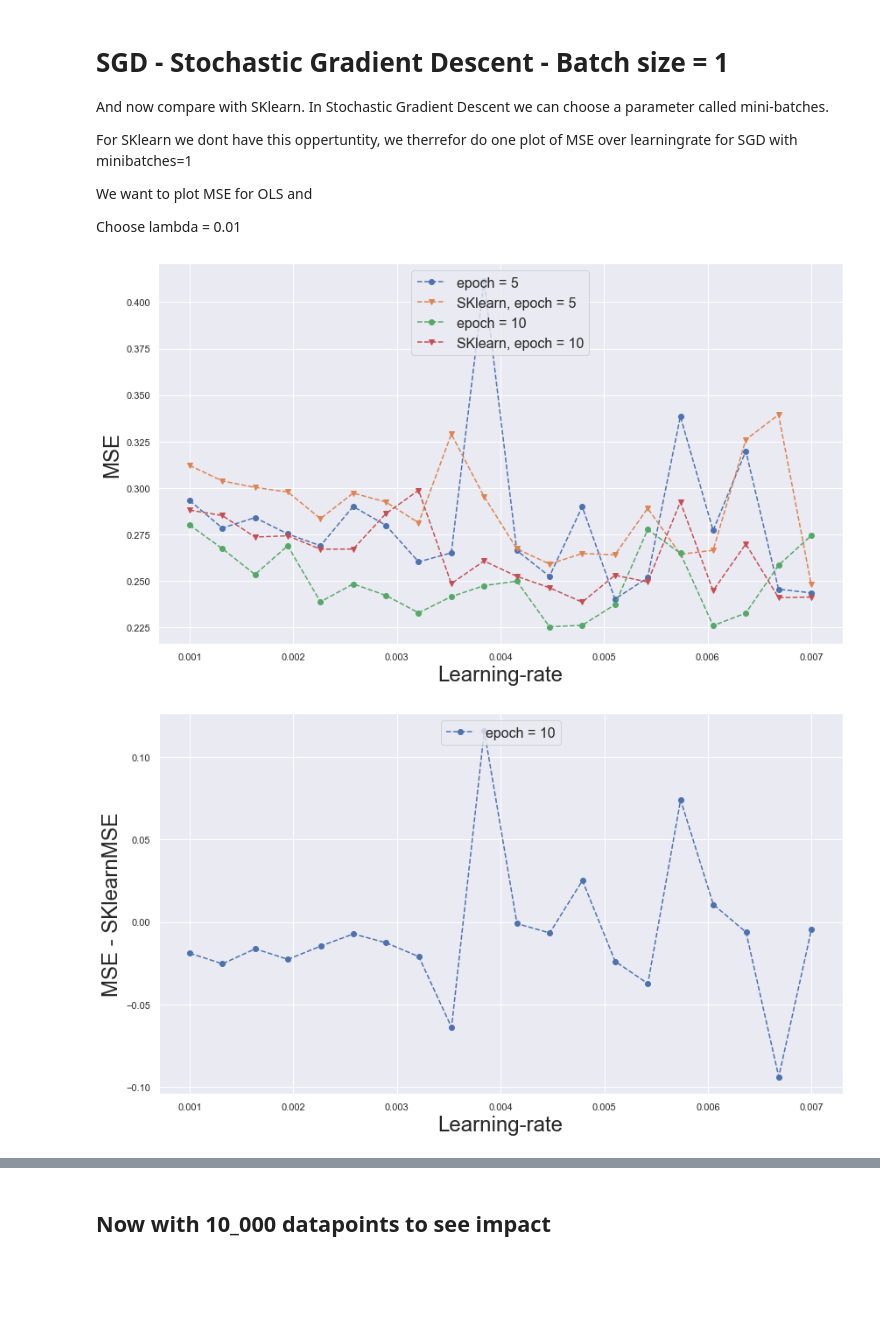
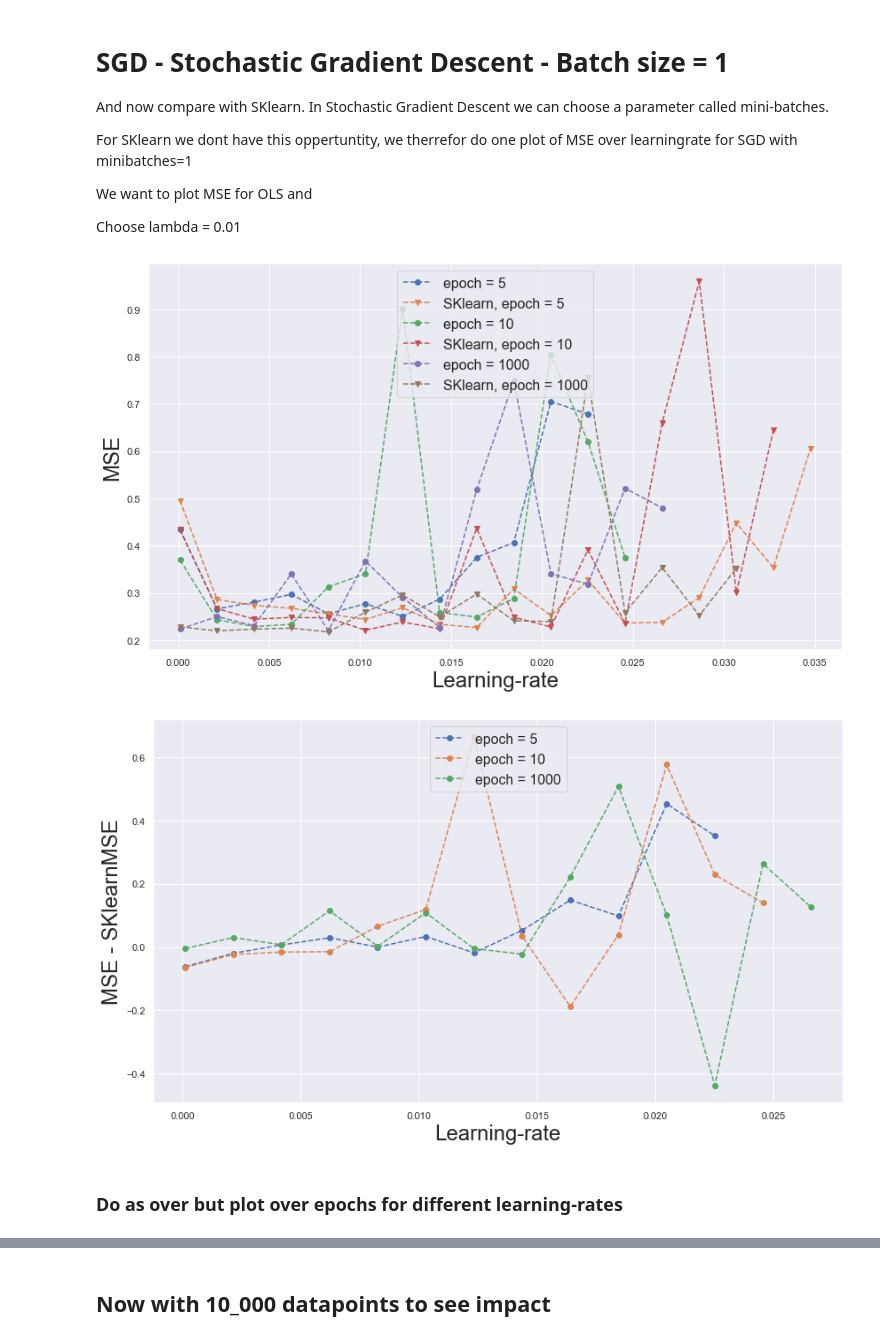
Before and after one commit to carlfre/FYS-STK3155-project-2, a Jupyter notebook: notebooks/gradient_descent_analysis.ipynb, the cells around one changed output, grey strips where cells are left out. Saved outputs shown, nothing was run; the diff lists cells and outputs as text; code cells hidden in the pictures; blank space fills up the shorter version.

Commit message:
clean-up of gradient descent analysis for mode-normal

```diff
--- a/notebooks/gradient_descent_analysis.ipynb
+++ b/notebooks/gradient_descent_analysis.ipynb
@@ -41,0 +119,17 @@ def find_MSE(X_train, X_test, z_train, z_test, w_init,
+# %%
+# For the scaled case
+descent_scaled = gd.GradientDescent(mode="normal", batch_size=None, store_extra=False)
+w_descent_s = descent_scaled.train(X_train_s, w_init, z_train_s, model, learning_rate=learning_rate, n_epochs = epochs)
+MSE_d_s = rt.MSE(z_test_s, X_test_s@w_descent_s.flatten())
+# %%
+w = rt.ols_regression(X_train, z_train)
+MSE = rt.MSE(z_test, X_test@w)
+
+w_s = rt.ols_regression(X_train_s, z_train_s)
+MSE_s = rt.MSE(z_test_s, X_test_s@w_s)
+
+for i in range(len(w_descent)):
+    print(f"w[{i}]=", w[i].round(4), f"w_d[{i}]=", w_descent.flatten()[i].round(4) , f"w_s[{i}]",
+          w_s[i].round(4), f"w_d_s[{i}]", w_descent_s.flatten()[i].round(4))
+
+print(MSE, MSE_d, MSE_s, MSE_d_s)
@@ -68,7 +233,7 @@ epochs = 1000
 # %%
 # OLS and Ridge:
 lambda_values = [0, 0.005, 0.01, 0.05, 0.1, 0.3, 0.5, 1]
-lr_range = np.linspace(0, 1, 50)
+lr_range = np.linspace(0, 0.2, 50)
 MSE_Ridge = np.zeros((len(lambda_values), len(lr_range)))
 
 for i, lambdaer in enumerate(lambda_values):
@@ -76,7 +241,7 @@ for i, lambdaer in enumerate(lambda_values):
     for j, lr in enumerate(lr_range):
         MSE_Ridge[i, j] = find_MSE(X_train, X_test, z_train, z_test, w_init, model, lr, epochs=epochs, mode="normal")
 
-        """ Implementation of settig MSE to nan if MSE[j]>..."""
+        """ Implementation of settig MSE to nan if MSE[j]>... and break """
         if MSE_Ridge[i, j] > MSE_Ridge[i, 0]+5:
             for index in range(j, len(lr_range)): MSE_Ridge[i, index] = np.NaN
             break
@@ -274,14 +419,12 @@ w_init = np.zeros(len(X[0]))
 lambdaen = 0.01
 model = rcf.RidgeCost(lambdaen)
 
-epochs_range = [5, 10]
-lr_range = np.linspace(0.001, 0.007, 20)
+epochs_range = [5, 10, 1000]
+lr_range = np.linspace(0.0001, 0.1, 50)
 MSE_Ridge = np.zeros((len(epochs_range), len(lr_range)))
 MSE_SKlearn = np.zeros((len(epochs_range), len(lr_range)))
 for i, epochs in enumerate(epochs_range):
-
     for j, lr in enumerate(lr_range):
-
         MSE_Ridge[i, j] = find_MSE(X_train, X_test, z_train, z_test, w_init, model, lr, epochs=epochs, batch_size=1)
 
 
@@ -296,24 +439,29 @@ for i, epochs in enumerate(epochs_range):
         sk_model.fit(X_train, z_train)
         z_pred_SK = sk_model.predict(X_test)
         MSE_SKlearn[i, j] = rt.MSE(z_test, z_pred_SK)
+        if MSE_SKlearn[i, j] > (MSE_SKlearn[i, 0]+1):
+            for index in range(j, len(lr_range)): MSE_SKlearn[i, index] = np.NaN
+            break
 # %%
 plt.figure(figsize=(14,8))
-for i, epochs in enumerate(epochs_range[-2:]):
+for i, epochs in enumerate(epochs_range):
     plt.plot(lr_range, MSE_Ridge[i], "--o", label=fr"epoch = {epochs}")
     plt.plot(lr_range, MSE_SKlearn[i], "--v", label=fr"SKlearn, epoch = {epochs}")
 plt.xlabel("Learning-rate", fontsize=24)
 plt.ylabel("MSE", fontsize=24)
 plt.legend(fontsize=16, loc="upper center")
 plt.show()
 # %% [output]
-[figure, old version]
+[figure, new version]
 # %%
 plt.figure(figsize=(14,8))
-for i, epochs in enumerate(epochs_range[-1:]):
+for i, epochs in enumerate(epochs_range):
     plt.plot(lr_range, (MSE_Ridge[i] - MSE_SKlearn[i]), "--o", label=fr"epoch = {epochs}")
 plt.xlabel("Learning-rate", fontsize=24)
 plt.ylabel("MSE - SKlearnMSE", fontsize=24)
 plt.legend(fontsize=16, loc="upper center")
 plt.show()
 # %% [output]
-[figure, old version]
+[figure, new version]
+# %% [markdown]
+### Do as over but plot over epochs for different learning-rates
```
Also changed, not shown: parts of 56 cells of this notebook.
